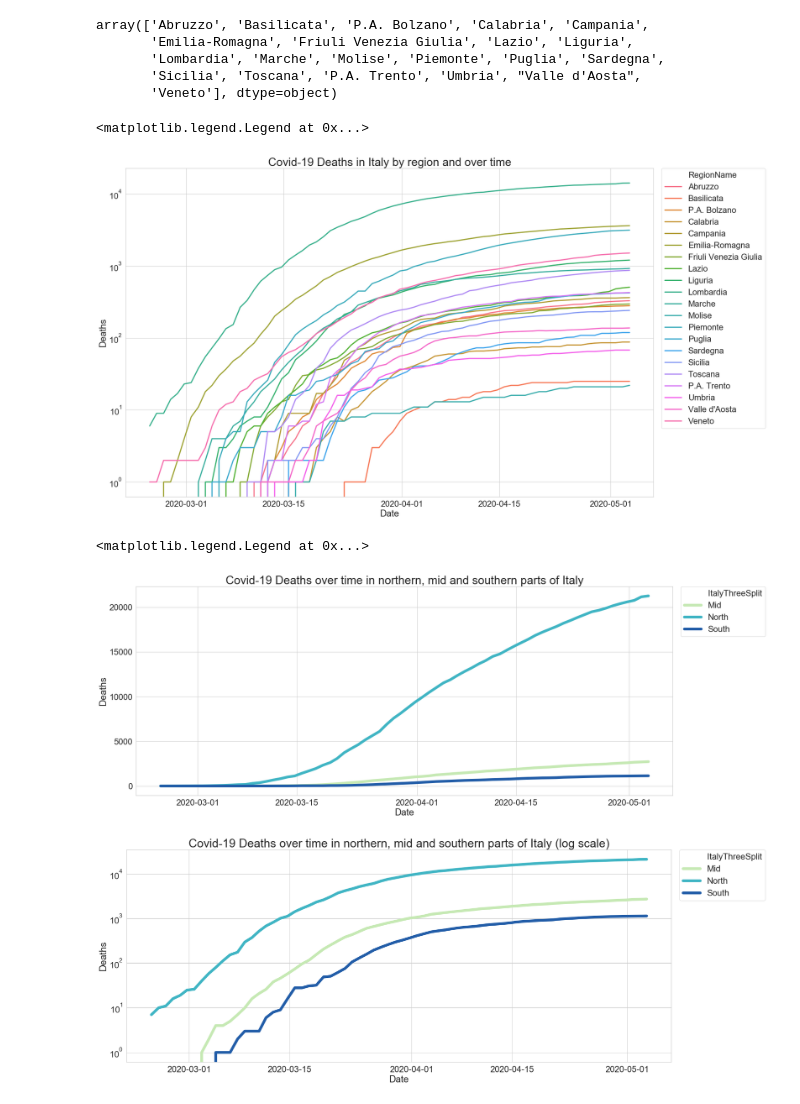
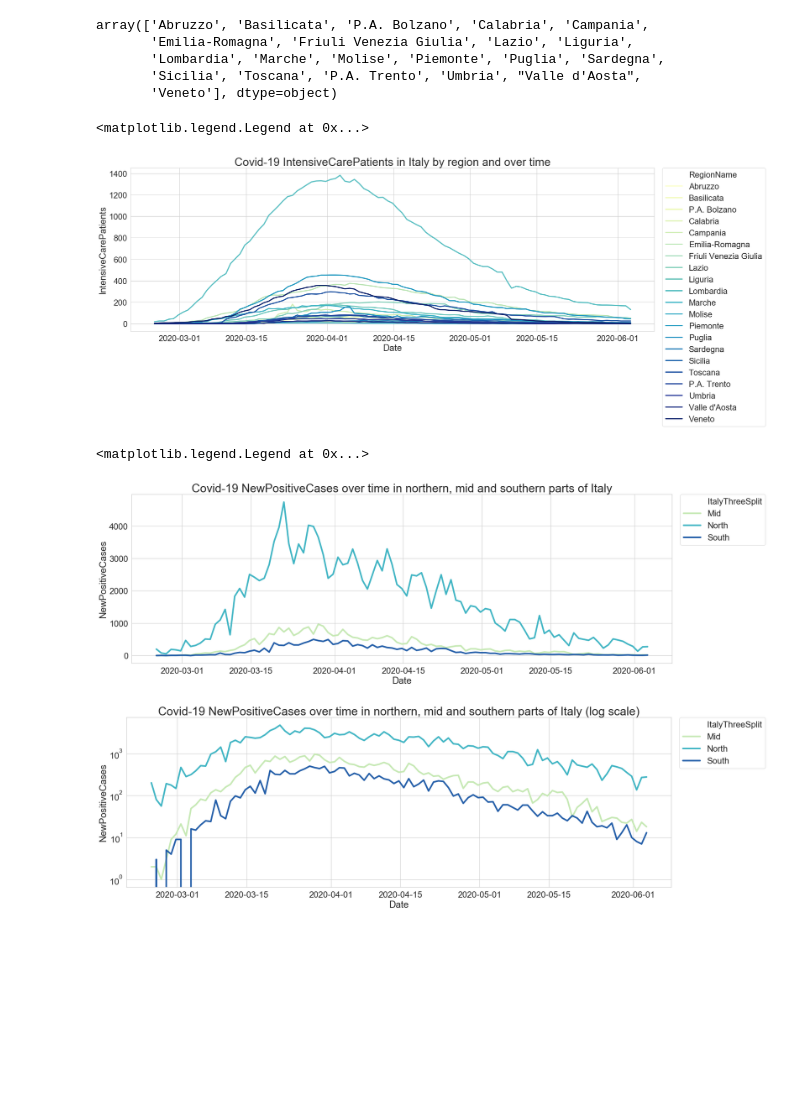
Before and after one commit to PerLiljekvist/Python-Pandas-Italy-Corona, a Jupyter notebook: Italy Covid-19.ipynb, the cells around one changed output. Saved outputs shown, nothing was run; the diff lists cells and outputs as text; code cells hidden in the pictures; blank space fills up the shorter version.

```diff
--- a/Italy Covid-19.ipynb
+++ b/Italy Covid-19.ipynb
@@ -92,24 +92,24 @@ Italy_covid19_df.loc[Italy_covid19_df.RegionName == "Sardegna", "ItalyThreeSplit
 # %%
 #deaths by region
 
-measure = 'Deaths'
+measure = 'IntensiveCarePatients'
 
-plt.figure(figsize=(25, 16))
-plt.yscale('log')
+plt.figure(figsize=(25, 8))
+#plt.yscale('log')
 
 style = sns.set(style="whitegrid",
         font_scale=2,
         rc={"lines.linewidth": 3.0})
 sns.lineplot(x="Date",
              y=measure,
              hue="RegionName",
-             #palette="YlGnBu",
+             palette="YlGnBu",
              data=Italy_covid19_df).set_title( 'Covid-19 ' + measure + ' in Italy by region and over time',fontsize=30)
 
 plt.legend(bbox_to_anchor=(1.015, 1), loc=2, borderaxespad=0)
 # %% [output]
 <matplotlib.legend.Legend at 0x...>
-[figure, old version]
+[figure, new version]
 # %%
 # group by date and north, mid and south
 
@@ -122,13 +122,13 @@ grouped_by_region_df = Italy_covid19_df.groupby(['Date', 'ItalyThreeSplit'],
                                                  'Recovered',
                                                  'TestsPerformed'].sum()
 # %%
-measure = 'Deaths'
+measure = 'NewPositiveCases'
 
-plt.figure(figsize=(25, 10))
+plt.figure(figsize=(25, 8))
 
 style = sns.set(style="whitegrid",
         font_scale=2,
-        rc={"lines.linewidth": 7.0})
+        rc={"lines.linewidth": 4.0})
 
 sns.lineplot(x="Date",
              y=measure,
@@ -140,12 +140,12 @@ plt.legend(bbox_to_anchor=(1.015, 1), loc=2, borderaxespad=0)
 
 #logarithmic y scale
 
-plt.figure(figsize=(25, 10))
+plt.figure(figsize=(25, 8))
 plt.yscale('log')
 
 style = sns.set(style="whitegrid",
         font_scale=2,
-        rc={"lines.linewidth": 7.0})
+        rc={"lines.linewidth": 4.0})
 
 sns.lineplot(x="Date",
              y=measure,
@@ -156,5 +156,5 @@ sns.lineplot(x="Date",
 plt.legend(bbox_to_anchor=(1.015, 1), loc=2, borderaxespad=0)
 # %% [output]
 <matplotlib.legend.Legend at 0x...>
-[figure, old version]
+[figure, new version]
-[figure, old version]
+[figure, new version]
```
Also changed, not shown: parts of 2 cells of this notebook.
